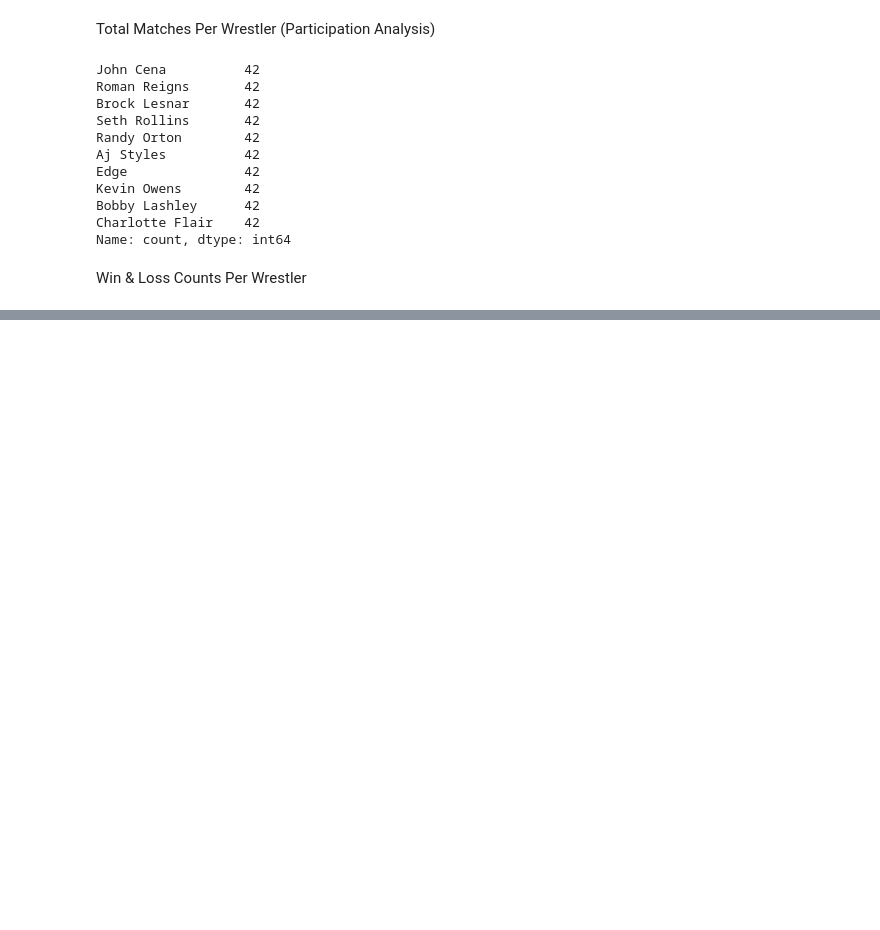
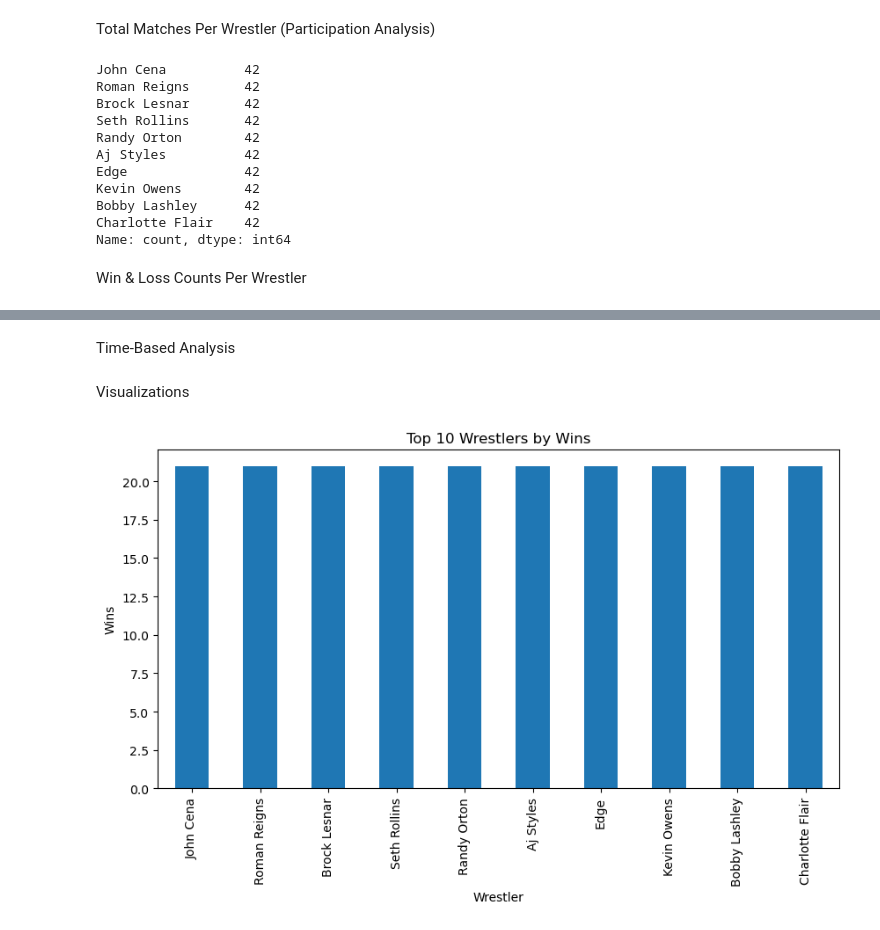
Before and after one commit to Anikkarki/wrestling_DataScience, a Jupyter notebook: code/EDA.ipynb, the cells around one changed output, grey strips where cells are left out. Saved outputs shown, nothing was run; the diff lists cells and outputs as text; code cells hidden in the pictures; blank space fills up the shorter version.

```diff
--- a/code/EDA.ipynb
+++ b/code/EDA.ipynb
@@ -84,0 +181,2 @@ performance_df.sort_values(by='Wins', ascending=False).head(10)
+# %% [markdown]
+Time-Based Analysis
@@ -84,0 +189,14 @@ performance_df.sort_values(by='Wins', ascending=False).head(10)
+# %% [markdown]
+Visualizations
+# %%
+
+# Top 10 by wins
+top_10_wins = win_counts.head(10)
+
+top_10_wins.plot(kind='bar', figsize=(10,5))
+plt.title("Top 10 Wrestlers by Wins")
+plt.xlabel("Wrestler")
+plt.ylabel("Wins")
+plt.show()
+# %% [output]
+[figure, added]
```
Also changed, not shown: parts of 12 cells of this notebook.
